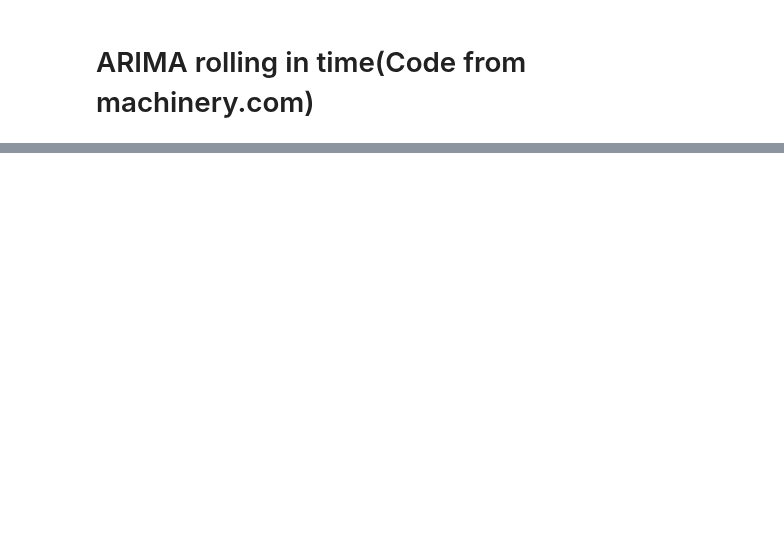
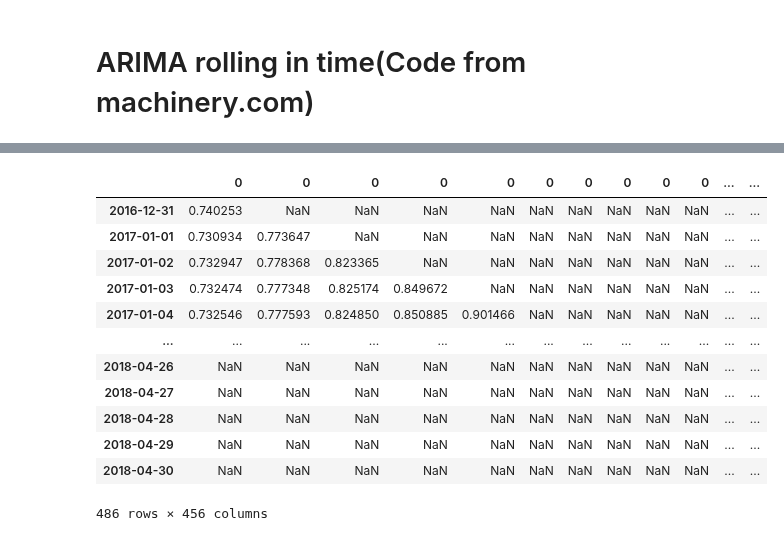
Before and after one commit to SB91ko/ChaoprayaRiver_WaterLV_prediction, a Jupyter notebook: Hour_ARIMA.ipynb, the cells around one changed output, grey strips where cells are left out. Cells and saved outputs as stored; diff of their text form; code cells hidden in the pictures; blank space fills up the shorter version.

```diff
--- a/Hour_ARIMA.ipynb
+++ b/Hour_ARIMA.ipynb
@@ -145,29 +154,27 @@ Warnings:
 # %% [markdown]
 # ARIMA rolling in time(Code from machinery.com)
 # %%
-from tqdm import tqdm
-n_future = 50
-print(n_future)
-
 history = [x for x in train]
-predictions = list()
+#1 predictions = pd.DataFrame()
+predictions=list()
+mse_l,nse_l,r2_l = list(),list(),list()
 #Set pdq
 pdq=(1,1,0)
-
 for t in tqdm(range(len(test))):
+    #1 history=pd.Series(history,index=data[:len(history)].index)
     model = ARIMA(history, order=pdq)
     model_fit = model.fit(disp=0)
     yhat = model_fit.forecast(steps=n_future)[0]
+
     predictions.append(yhat)
     obs = test[t]
     history.append(obs)
 
-predictions=np.array(predictions)
+# df_out = pd.DataFrame(np.array(predictions),columns=['day'+str(i) for i in range(1,15)],index=test.index)
 # %%
-
+predictions=np.array(predictions)
 for i in range(n_future):
-    yhat = pd.Series(predictions[:,i],index=test.index)
-    mse,nse,r2 = real_eva_error(test,yhat)
+    mse,nse,r2 = real_eva_error(test,predictions[i,:])
     plt.plot(test)
     plt.plot(yhat)
     plt.title('{}Water Level {} Forecast vs Actuals\n'.format(i,target)+' MSE: %.3f | NSE: %.3f | R2 score: %.3f' % (mse,nse,r2))
@@ -188,0 +184,36 @@ for i in range(n_future):
+# %%
+history = [x for x in train]
+predictions = pd.DataFrame()
+
+#Set pdq
+pdq=(1,1,0)
+
+for t in tqdm(range(len(test))):
+    history=pd.Series(history,index=data[:len(history)].index)
+    model = ARIMA(history, order=pdq)
+    model_fit = model.fit(disp=0)
+
+    start_idx=len(history)
+    end_idx=len(history)+n_future
+    yhat = model_fit.predict(start=start_idx,end=end_idx,typ='levels')
+    predictions=pd.concat([predictions,yhat],axis=1)
+
+    obs = test[t]
+    history=list(history)
+    history.append(obs)
+# %%
+predictions
+# %% [output]
+|  | 0 | 0 | 0 | 0 | 0 | 0 | 0 | 0 | 0 | 0 | ... | ... |
+| 2016-12-31 | 0.740253 | NaN | NaN | NaN | NaN | NaN | NaN | NaN | NaN | NaN | ... | ... |
+| 2017-01-01 | 0.730934 | 0.773647 | NaN | NaN | NaN | NaN | NaN | NaN | NaN | NaN | ... | ... |
+| 2017-01-02 | 0.732947 | 0.778368 | 0.823365 | NaN | NaN | NaN | NaN | NaN | NaN | NaN | ... | ... |
+| 2017-01-03 | 0.732474 | 0.777348 | 0.825174 | 0.849672 | NaN | NaN | NaN | NaN | NaN | NaN | ... | ... |
+| 2017-01-04 | 0.732546 | 0.777593 | 0.824850 | 0.850885 | 0.901466 | NaN | NaN | NaN | NaN | NaN | ... | ... |
+| ... | ... | ... | ... | ... | ... | ... | ... | ... | ... | ... | ... | ... |
+| 2018-04-26 | NaN | NaN | NaN | NaN | NaN | NaN | NaN | NaN | NaN | NaN | ... | ... |
+| 2018-04-27 | NaN | NaN | NaN | NaN | NaN | NaN | NaN | NaN | NaN | NaN | ... | ... |
+| 2018-04-28 | NaN | NaN | NaN | NaN | NaN | NaN | NaN | NaN | NaN | NaN | ... | ... |
+| 2018-04-29 | NaN | NaN | NaN | NaN | NaN | NaN | NaN | NaN | NaN | NaN | ... | ... |
+| 2018-04-30 | NaN | NaN | NaN | NaN | NaN | NaN | NaN | NaN | NaN | NaN | ... | ... |
+486 rows × 456 columns
```
Also changed, not shown: parts of 13 cells of this notebook, 43 other files.
